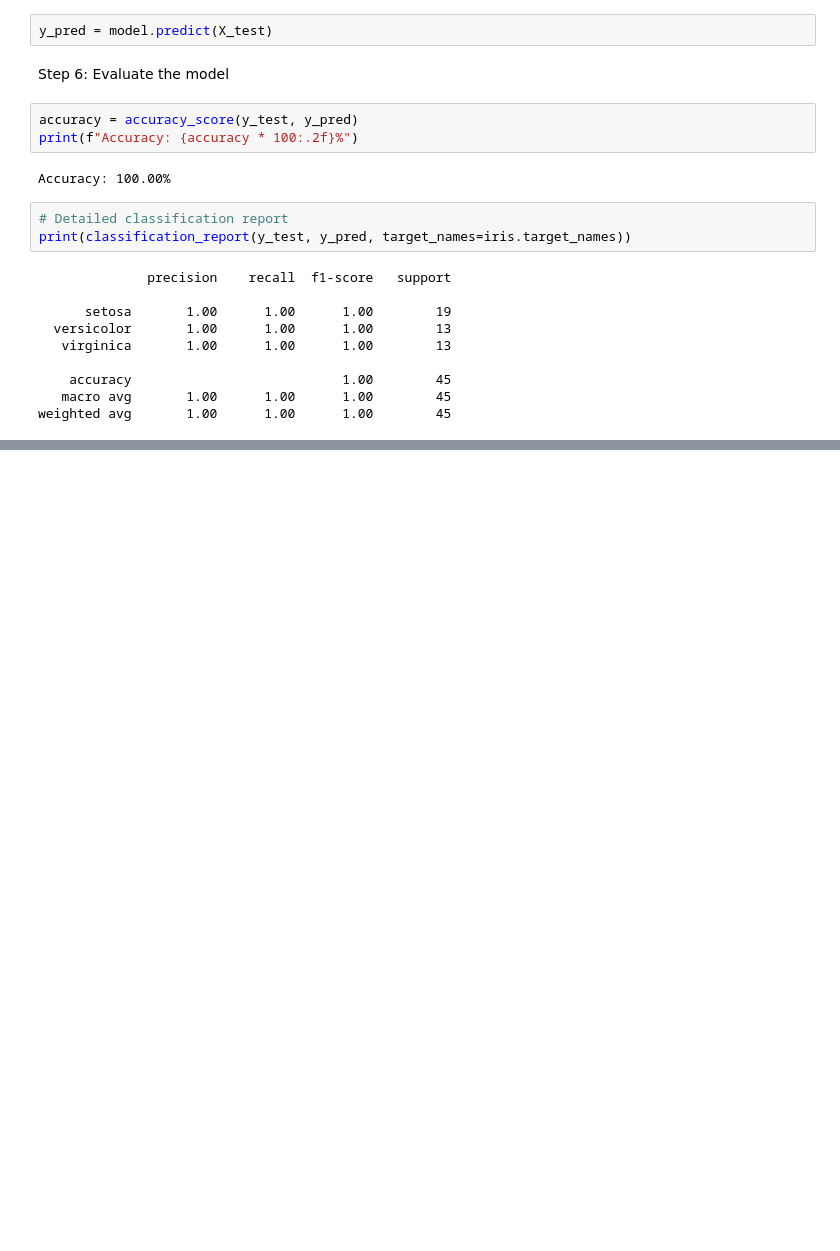
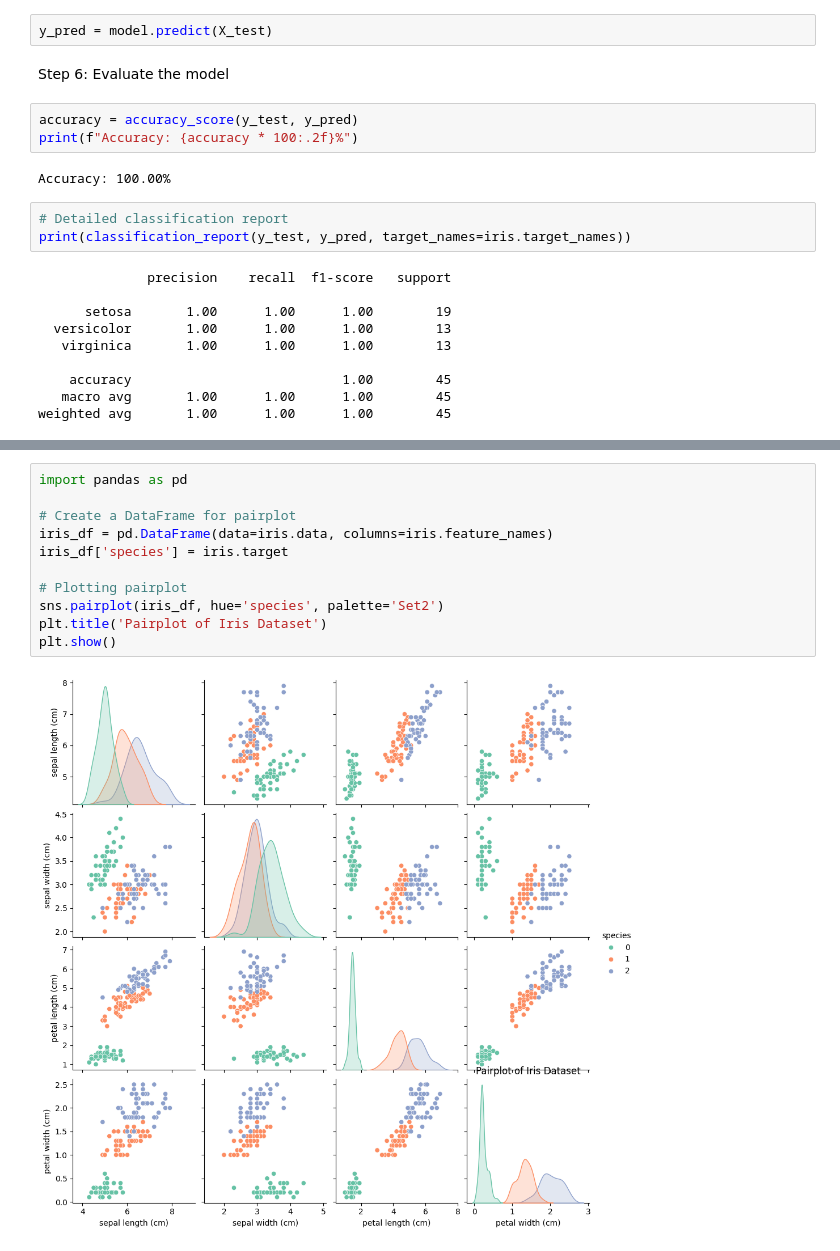
Before and after one commit to jeriyl/Oasis-Infobyte, a Jupyter notebook: Project 1/Iris Flower Classification.ipynb, the cells around one changed output, grey strips where cells are left out. Drawn from its saved outputs; the diff is of its cells as text; blank space fills up the shorter version.

```diff
--- a/Project 1/Iris Flower Classification.ipynb
+++ b/Project 1/Iris Flower Classification.ipynb
@@ -48,0 +68,13 @@ weighted avg       1.00      1.00      1.00        45
+# %%
+import pandas as pd
+
+# Create a DataFrame for pairplot
+iris_df = pd.DataFrame(data=iris.data, columns=iris.feature_names)
+iris_df['species'] = iris.target
+
+# Plotting pairplot
+sns.pairplot(iris_df, hue='species', palette='Set2')
+plt.title('Pairplot of Iris Dataset')
+plt.show()
+# %% [output]
+[figure, added]
```
Also changed, not shown: parts of 2 cells of this notebook.
